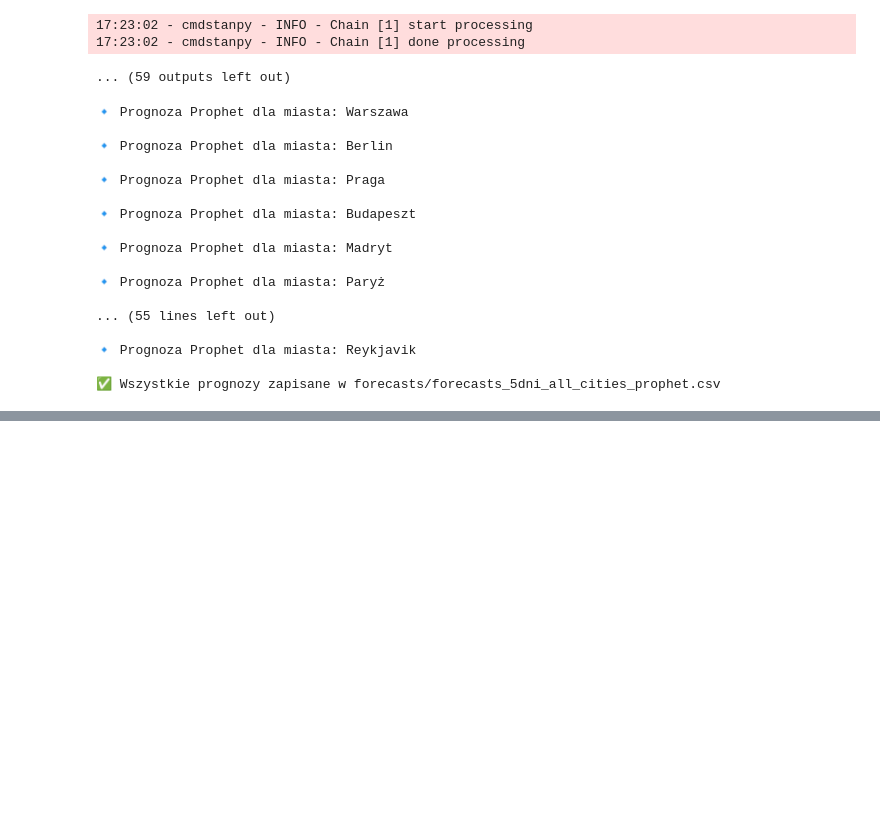
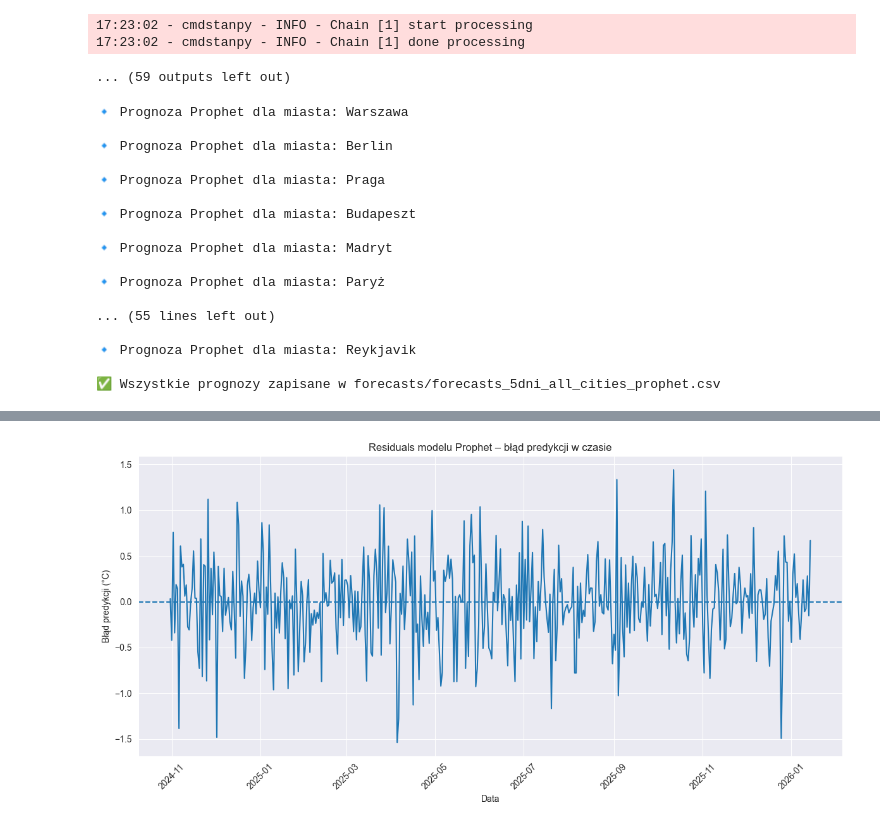
Before and after one commit to GdulskiJ/suml, a Jupyter notebook: savingmodels.ipynb, the cells around one changed output, grey strips where cells are left out. Cells and saved outputs as stored; diff of their text form; code cells hidden in the pictures; blank space fills up the shorter version.

Commit message:
prophet + lstm

```diff
--- a/savingmodels.ipynb
+++ b/savingmodels.ipynb
@@ -530,0 +964,89 @@ if missing_data_cities:
+# %%
+
+import os
+import numpy as np
+import pandas as pd
+import matplotlib.pyplot as plt
+from prophet.serialize import model_from_json
+
+
+
+CITY = "Warszawa"
+HORIZON = 5
+
+regressors = [
+    'tmin',
+    'tmax',
+    'wspd',
+    'pres',
+    'temp_rolling3',
+    'temp_diff1'
+]
+
+
+df = pd.read_csv(
+    "european_capitals_history_clean2.csv",
+    parse_dates=["time"]
+)
+
+df_city = df[df['city'] == CITY][['time', 'temp'] + regressors].copy()
+df_city.sort_values('time', inplace=True)
+df_city.reset_index(drop=True, inplace=True)
+
+df_city.rename(columns={'time': 'ds', 'temp': 'y'}, inplace=True)
+
+
+split_ratio = 0.8
+split_idx = int(len(df_city) * split_ratio)
+
+train_df = df_city.iloc[:split_idx]
+test_df = df_city.iloc[split_idx:]
+
+# =========================
+# WCZYTANIE MODELU
+# =========================
+model_path = f"model/prophet/{CITY.lower()}_prophet.json"
+
+if not os.path.exists(model_path):
+    raise FileNotFoundError(" Brak modelu Prophet dla Warszawy")
+
+with open(model_path, "r") as f:
+    model = model_from_json(f.read())
+
+
+future = test_df[['ds'] + regressors].copy()
+
+forecast = model.predict(future)
+
+
+y_true = test_df['y'].values[:len(forecast)]
+y_pred = forecast['yhat'].values[:len(y_true)]
+
+dates = test_df['ds'].iloc[:len(y_true)]
+
+
+residuals = y_true - y_pred
+
+
+plt.figure(figsize=(12, 6))
+plt.plot(dates, residuals)
+plt.axhline(0, linestyle='--')
+plt.title('Residuals modelu Prophet – błąd predykcji w czasie')
+plt.xlabel('Data')
+plt.ylabel('Błąd predykcji (°C)')
+plt.grid(True)
+plt.xticks(rotation=45)
+plt.tight_layout()
+plt.show()
+
+
+plt.figure(figsize=(10, 6))
+plt.hist(residuals, bins=40, density=True)
+plt.title('Rozkład residuals modelu Prophet')
+plt.xlabel('Błąd predykcji (°C)')
+plt.ylabel('Gęstość')
+plt.grid(True)
+plt.tight_layout()
+plt.show()
+# %% [output]
+[figure, added]
```
Also changed, not shown: parts of 4 cells of this notebook.
